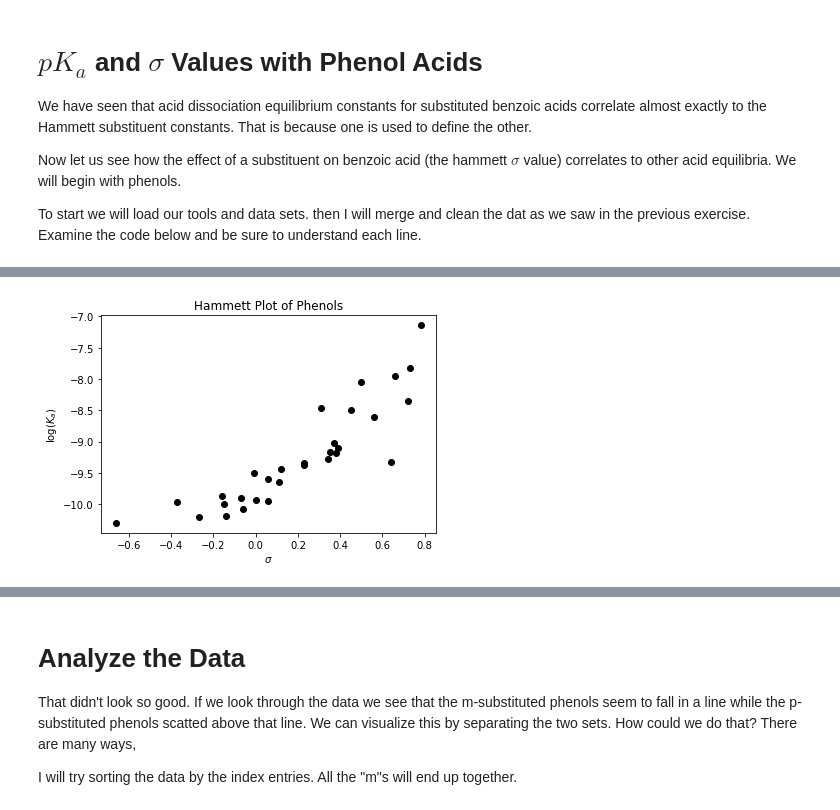
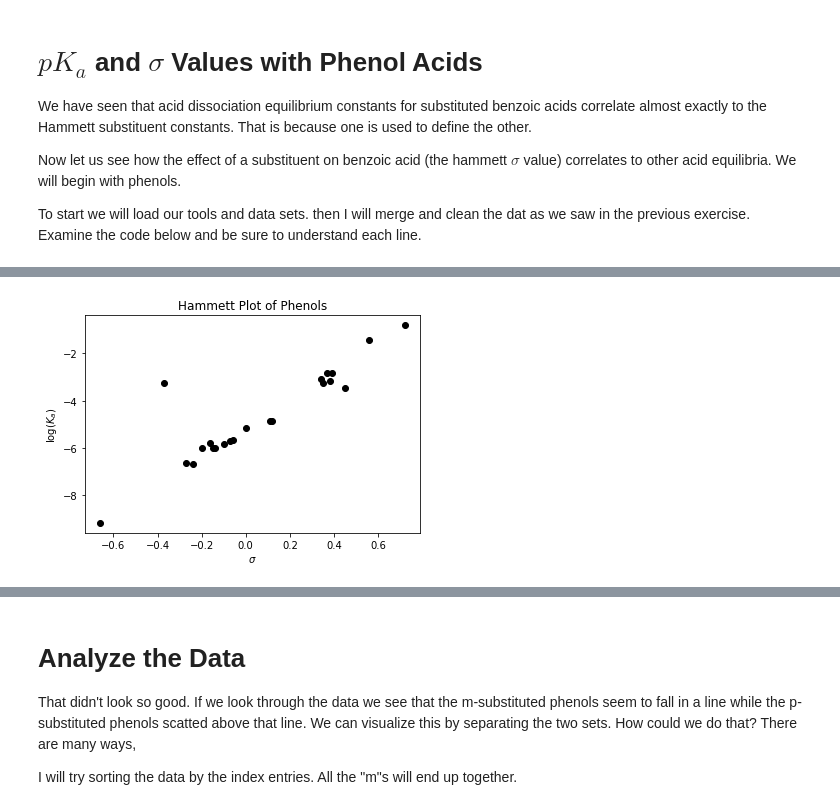
Before and after one commit to blinkletter/LFER-QSAR, a Jupyter notebook: examples/03-TryStuff.ipynb, the cells around one changed output, grey strips where cells are left out. Saved outputs shown, nothing was run; the diff lists cells and outputs as text; code cells hidden in the pictures.

```diff
--- a/examples/03-TryStuff.ipynb
+++ b/examples/03-TryStuff.ipynb
@@ -58,15 +59,15 @@ display(data.head(3))
-# %%
-x = data["sigma"]
-y = -data["PhOH_pKa"]
-
-plt.plot(x, y, "ko")
-
-plt.title("Hammett Plot of Phenols")
-plt.xlabel(r"$\sigma$")
-plt.ylabel(r"$\log(K_a)$")
-
-plt.show()
-# %% [output]
-[figure, removed]
+# %%
+x = data["sigma"]
+y = -data[col_name]
+
+plt.plot(x, y, "ko")
+
+plt.title("Hammett Plot of Phenols")
+plt.xlabel(r"$\sigma$")
+plt.ylabel(r"$\log(K_a)$")
+
+plt.show()
+# %% [output]
+[figure, added]
 # %%
 sort = data.sort_index()
```
Also changed, not shown: parts of 4 cells of this notebook, 4 other files.
